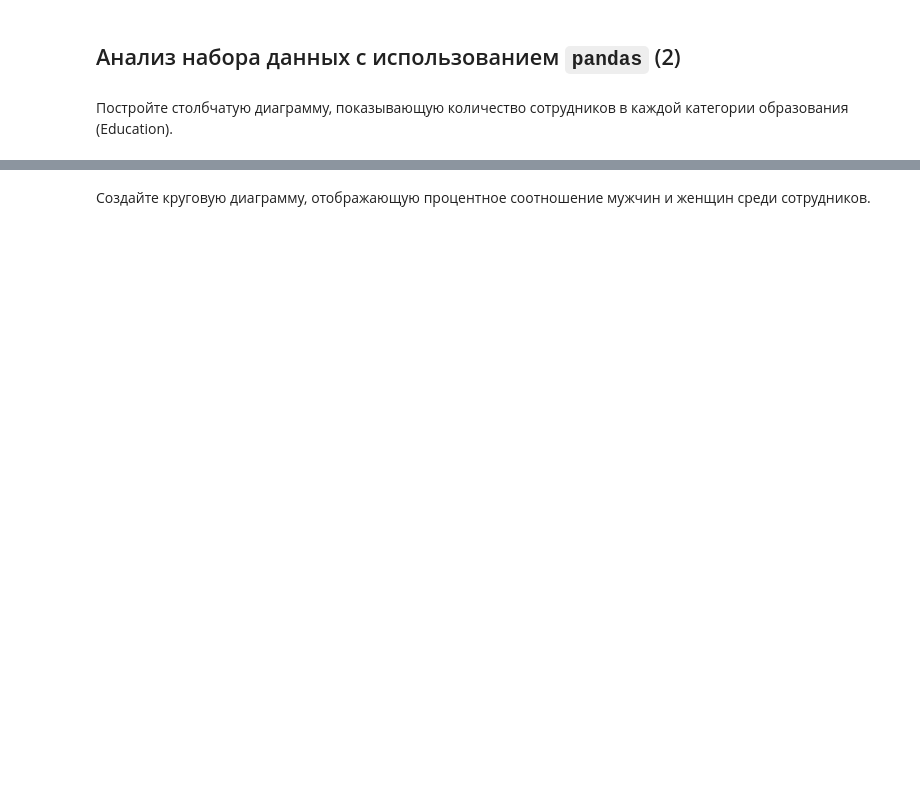
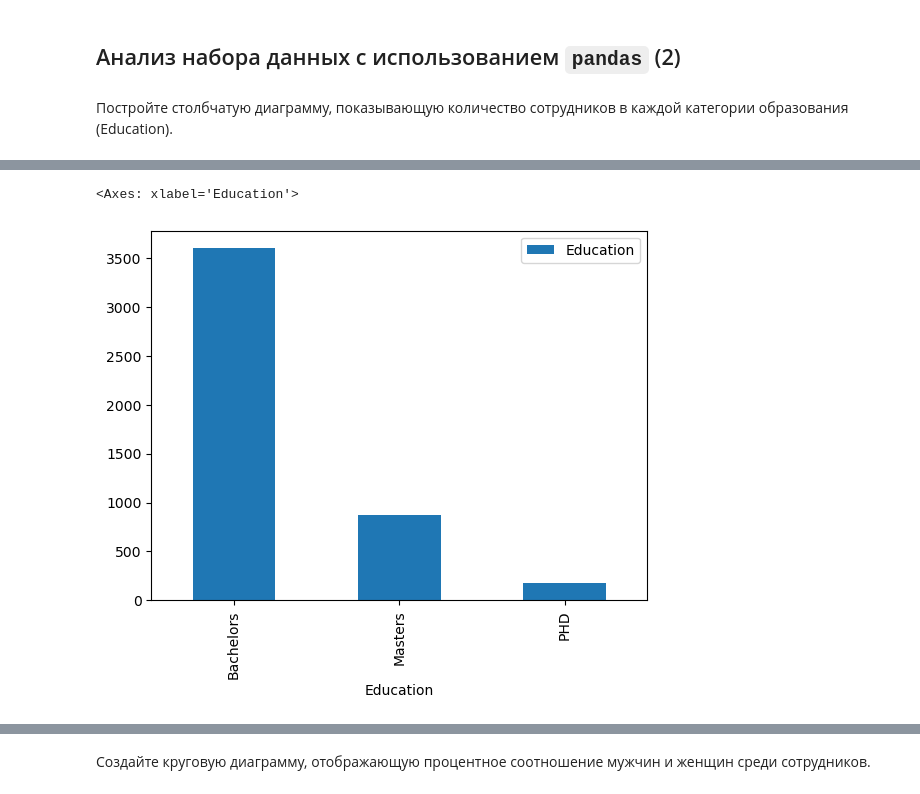
Before and after one commit to Nikolay-KY/big_data_02_24, a Jupyter notebook: day_02 ex_2.ipynb, the cells around one changed output, grey strips where cells are left out. Saved outputs shown, nothing was run; the diff lists cells and outputs as text; code cells hidden in the pictures; blank space fills up the shorter version.

```diff
--- a/day_02 ex_2.ipynb
+++ b/day_02 ex_2.ipynb
@@ -9,0 +20,6 @@ df = pd.read_csv('Employee.csv')
+# %%
+data=df.groupby("Education").agg({"Education" : "count"})
+data.plot(kind='bar')
+# %% [output]
+<Axes: xlabel='Education'>
+[figure, added]
```
Also changed, not shown: parts of 33 cells of this notebook.
